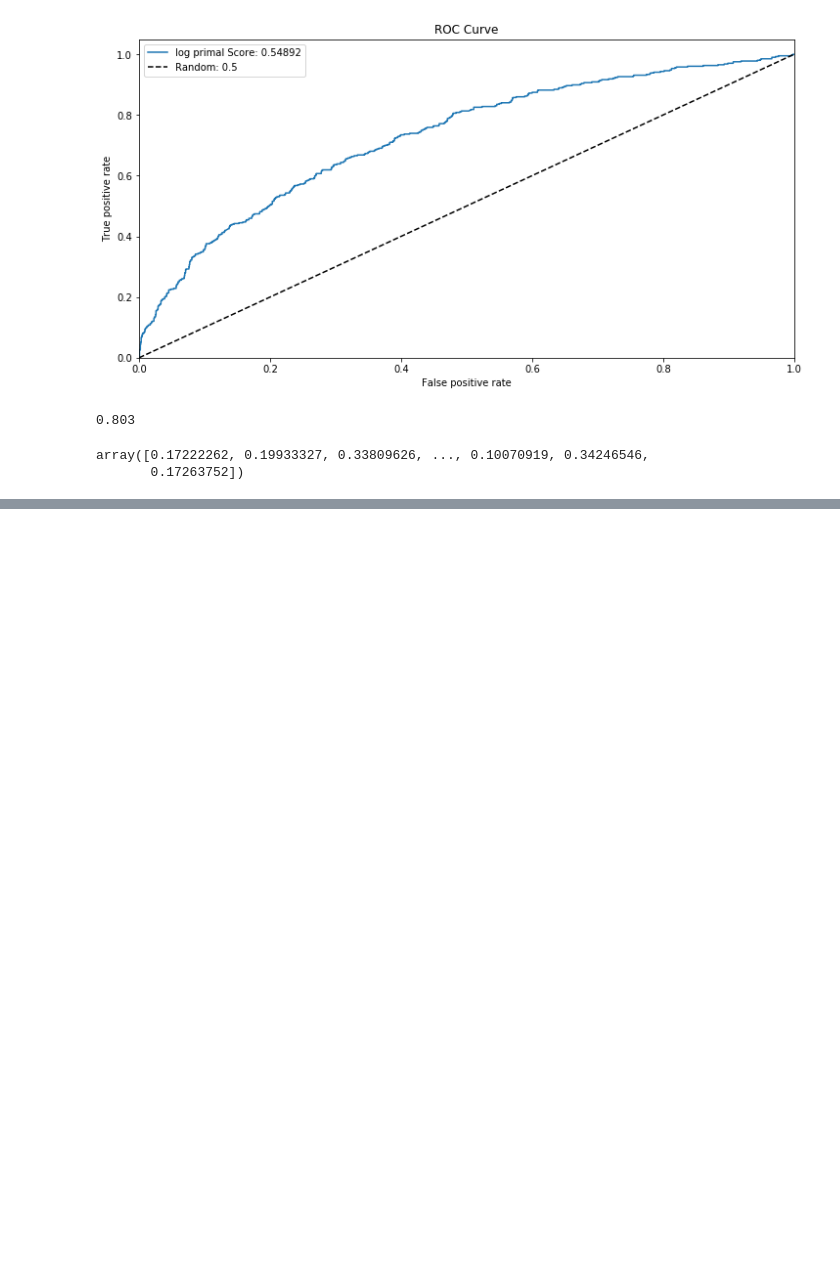
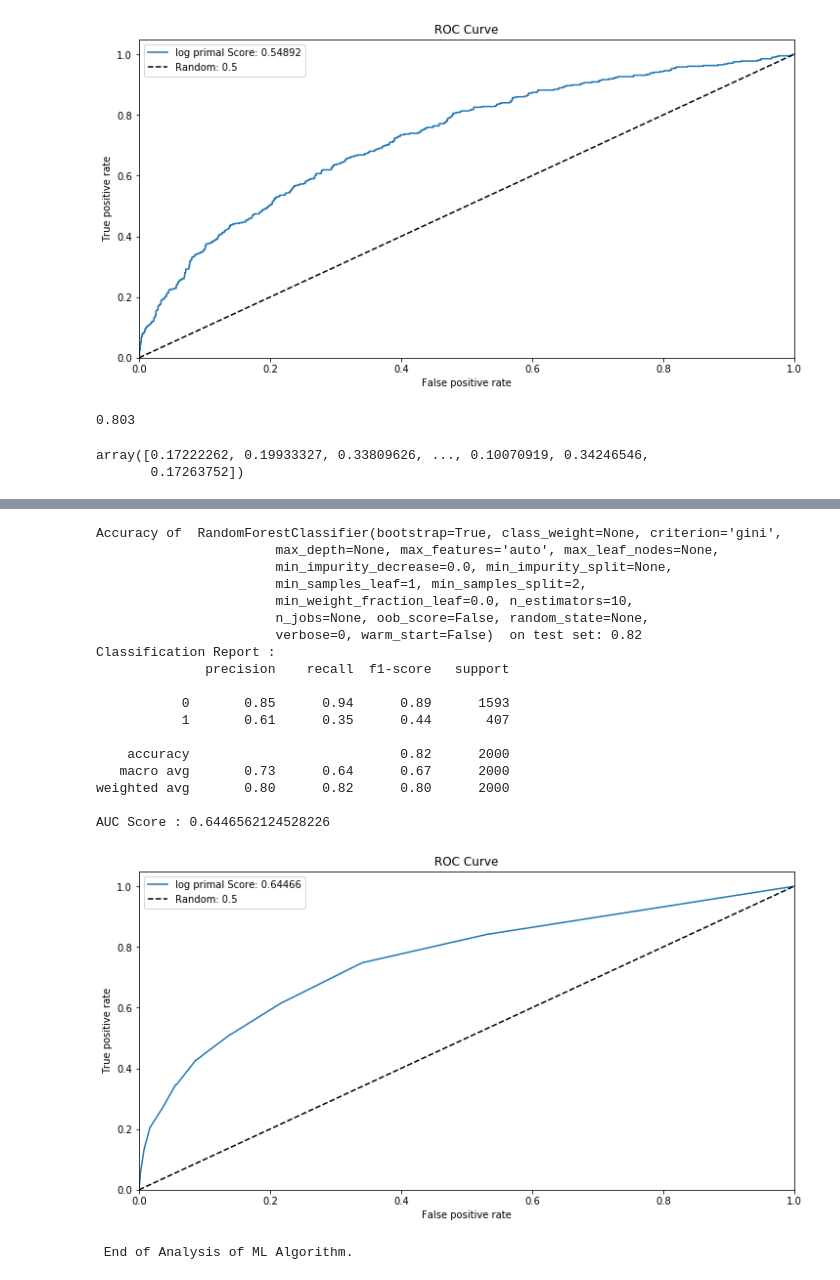
Before and after one commit to mohammedmisbahuddin/Bank_Churn_Prediction, a Jupyter notebook: Misbah_jupiter.ipynb, the cells around one changed output, grey strips where cells are left out. Saved outputs shown, nothing was run; the diff lists cells and outputs as text; code cells hidden in the pictures; blank space fills up the shorter version.

```diff
--- a/Misbah_jupiter.ipynb
+++ b/Misbah_jupiter.ipynb
@@ -331,0 +362,24 @@ AUC Score : 0.5489241167207269
+# %%
+RF_Model = RandomForestClassifier()
+calculate_score(RF_Model,df_X_train,df_y_train,df_X_test,df_y_test)
+# %% [output]
+Accuracy of  RandomForestClassifier(bootstrap=True, class_weight=None, criterion='gini',
+                       max_depth=None, max_features='auto', max_leaf_nodes=None,
+                       min_impurity_decrease=0.0, min_impurity_split=None,
+                       min_samples_leaf=1, min_samples_split=2,
+                       min_weight_fraction_leaf=0.0, n_estimators=10,
+                       n_jobs=None, oob_score=False, random_state=None,
+                       verbose=0, warm_start=False)  on test set: 0.82
+Classification Report :
+              precision    recall  f1-score   support
+
+           0       0.85      0.94      0.89      1593
+           1       0.61      0.35      0.44       407
+
+    accuracy                           0.82      2000
+   macro avg       0.73      0.64      0.67      2000
+weighted avg       0.80      0.82      0.80      2000
+
+AUC Score : 0.6446562124528226
+[figure, added]
+ End of Analysis of ML Algorithm.
```
Also changed, not shown: parts of 3 cells of this notebook.
